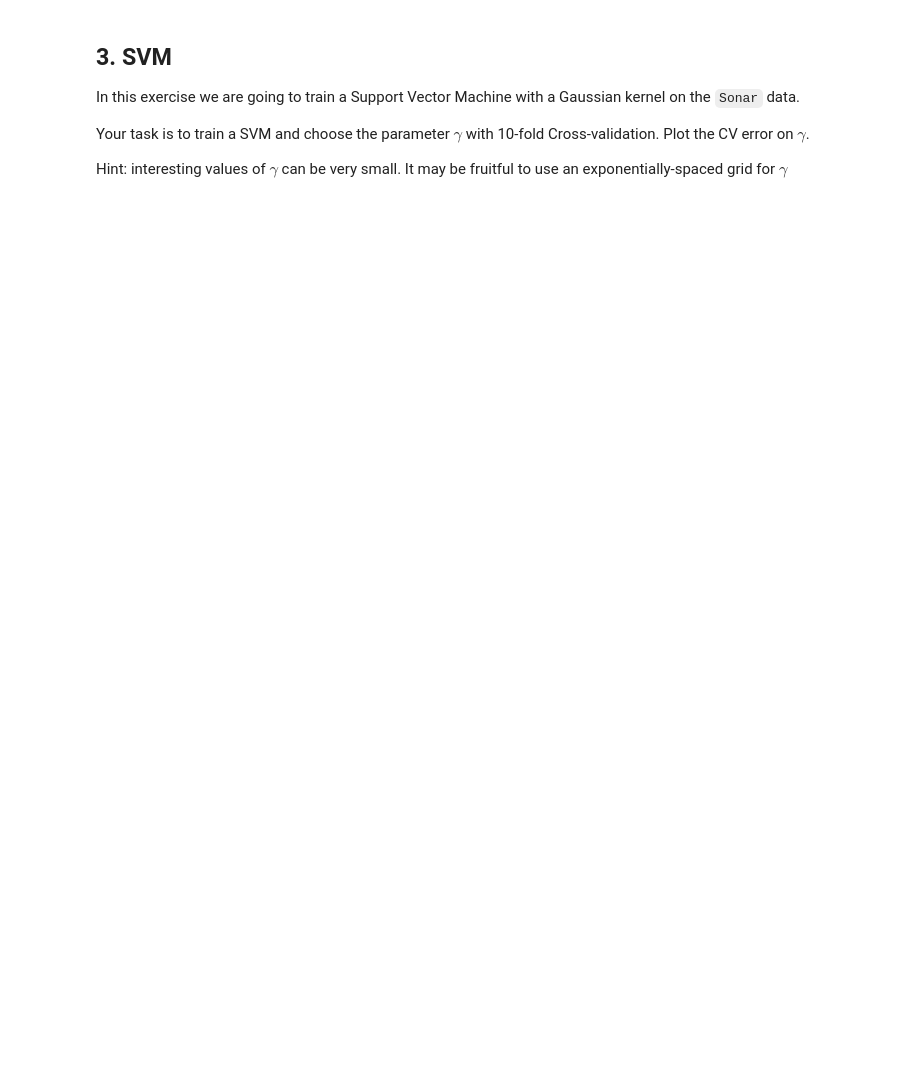
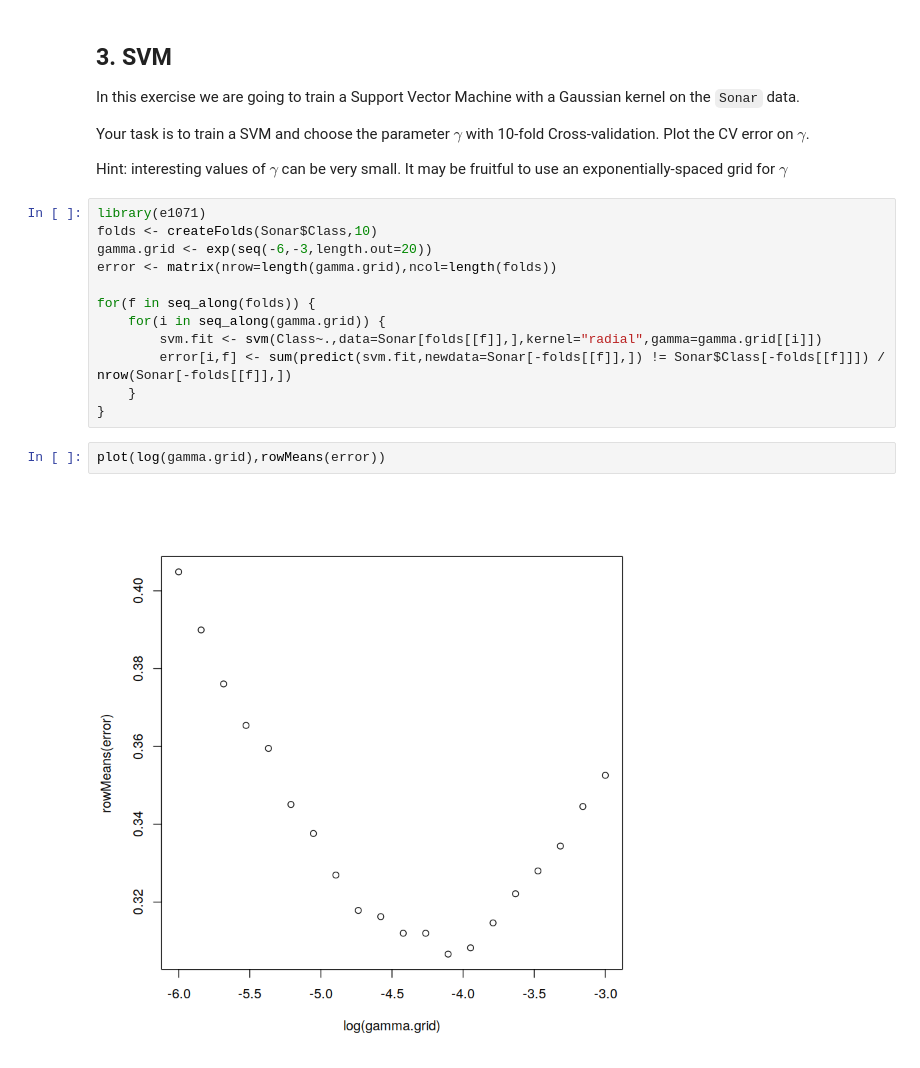
Before and after one commit to pp4rs/2018-uzh-course-material, a Jupyter notebook: 21-machine-learning/exercises/Exercise 3 with Solutions.ipynb, the cells around one changed output. Saved outputs shown, nothing was run; the diff lists cells and outputs as text; blank space fills up the shorter version.

```diff
--- a/21-machine-learning/exercises/Exercise 3 with Solutions.ipynb
+++ b/21-machine-learning/exercises/Exercise 3 with Solutions.ipynb
@@ -107,3 +107,19 @@ Your task is to train a SVM and choose the parameter $\gamma$ with 10-fold Cross
 Plot the CV error on $\gamma$.
 
 Hint: interesting values of $\gamma$ can be very small. It may be fruitful to use an exponentially-spaced grid for $\gamma$
+# %%
+library(e1071)
+folds <- createFolds(Sonar$Class,10)
+gamma.grid <- exp(seq(-6,-3,length.out=20))
+error <- matrix(nrow=length(gamma.grid),ncol=length(folds))
+
+for(f in seq_along(folds)) {
+    for(i in seq_along(gamma.grid)) {
+        svm.fit <- svm(Class~.,data=Sonar[folds[[f]],],kernel="radial",gamma=gamma.grid[[i]])
+        error[i,f] <- sum(predict(svm.fit,newdata=Sonar[-folds[[f]],]) != Sonar$Class[-folds[[f]]]) / nrow(Sonar[-folds[[f]],])
+    }
+}
+# %%
+plot(log(gamma.grid),rowMeans(error))
+# %% [output]
+[figure, added]
```
Also changed, not shown: parts of 3 cells of this notebook.
